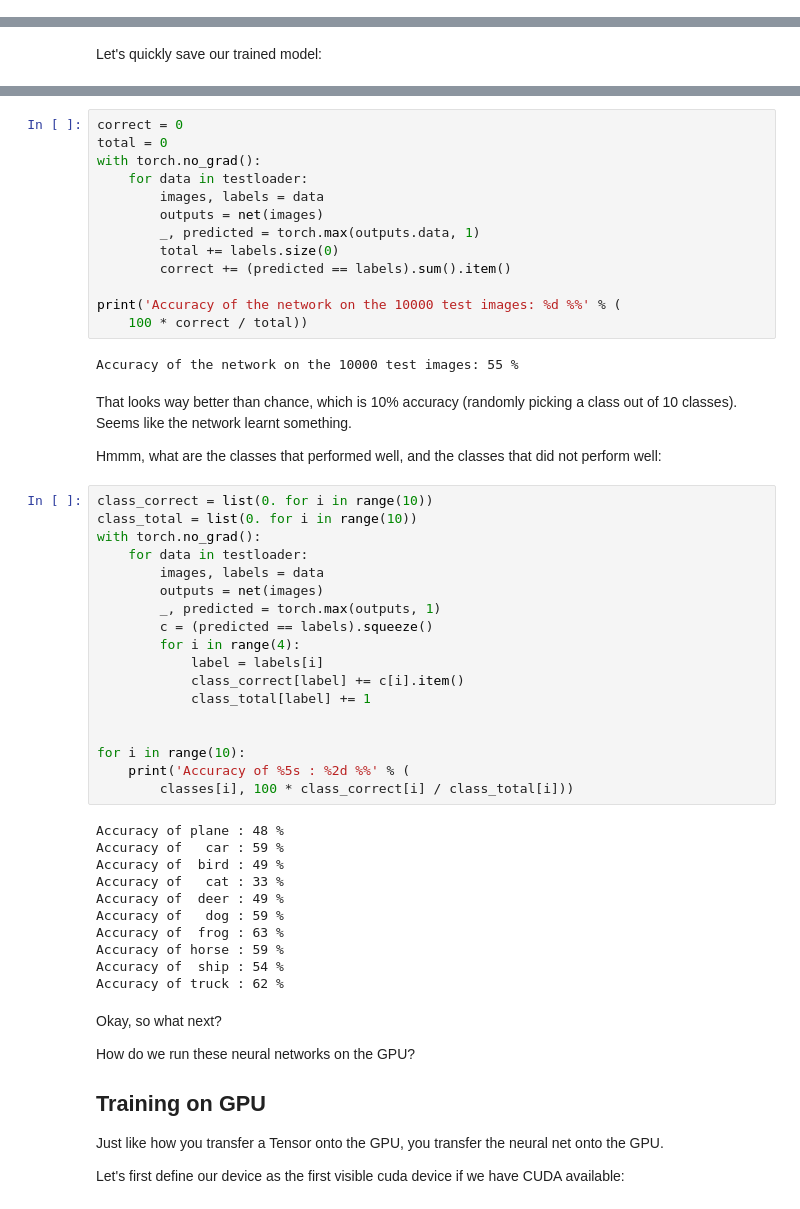
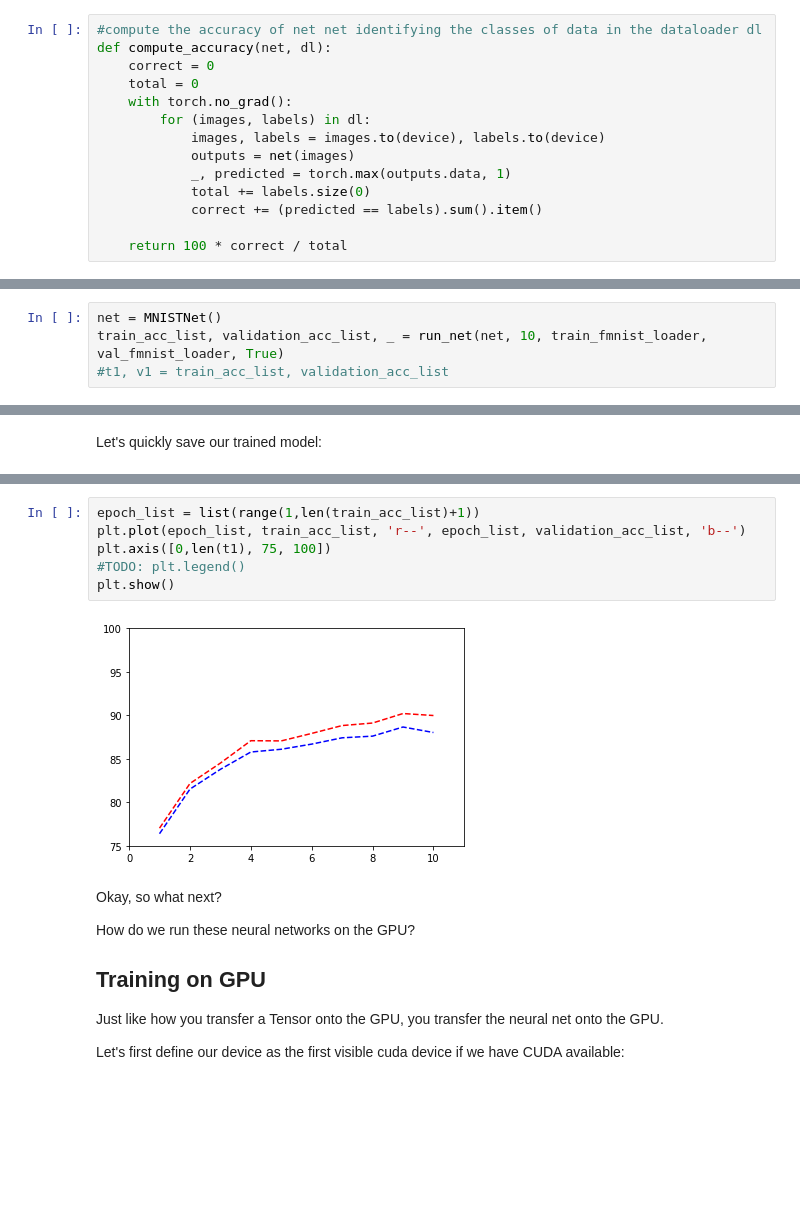
Before and after one commit to gportela8/Handwritten-Digits-Recognition, a Jupyter notebook: project_main.ipynb, the cells around one changed output, grey strips where cells are left out. Drawn from its saved outputs; the diff is of its cells as text; blank space fills up the shorter version.

```diff
--- a/project_main.ipynb
+++ b/project_main.ipynb
@@ -211,6 +219,20 @@ class CIFAR10Net(nn.Module):
 print('hey bud')
 # %% [output]
 hey bud
+# %%
+#compute the accuracy of net net identifying the classes of data in the dataloader dl
+def compute_accuracy(net, dl):
+    correct = 0
+    total = 0
+    with torch.no_grad():
+        for (images, labels) in dl:
+            images, labels = images.to(device), labels.to(device)
+            outputs = net(images)
+            _, predicted = torch.max(outputs.data, 1)
+            total += labels.size(0)
+            correct += (predicted == labels).sum().item()
+
+    return 100 * correct / total
 # %%
 #this one's pretty self explanatory- it runs neural net net for epochs epochs, training on the
 #data in trainloader and computing training + validation accuracy after each epoch
@@ -273,0 +277,4 @@ Finished Training
+# %%
+net = MNISTNet()
+train_acc_list, validation_acc_list, _ = run_net(net, 10, train_fmnist_loader, val_fmnist_loader, True)
+#t1, v1 = train_acc_list, validation_acc_list
@@ -321,54 +306,11 @@ Let us look at how the network performs on the whole dataset.
-# %%
-correct = 0
-total = 0
-with torch.no_grad():
-    for data in testloader:
-        images, labels = data
-        outputs = net(images)
-        _, predicted = torch.max(outputs.data, 1)
-        total += labels.size(0)
-        correct += (predicted == labels).sum().item()
-
-print('Accuracy of the network on the 10000 test images: %d %%' % (
-    100 * correct / total))
-# %% [output]
-Accuracy of the network on the 10000 test images: 55 %
-# %% [markdown]
-That looks way better than chance, which is 10% accuracy (randomly picking
-a class out of 10 classes).
-Seems like the network learnt something.
-
-Hmmm, what are the classes that performed well, and the classes that did
-not perform well:
-# %%
-class_correct = list(0. for i in range(10))
-class_total = list(0. for i in range(10))
-with torch.no_grad():
-    for data in testloader:
-        images, labels = data
-        outputs = net(images)
-        _, predicted = torch.max(outputs, 1)
-        c = (predicted == labels).squeeze()
-        for i in range(4):
-            label = labels[i]
-            class_correct[label] += c[i].item()
-            class_total[label] += 1
-
-
-for i in range(10):
-    print('Accuracy of %5s : %2d %%' % (
-        classes[i], 100 * class_correct[i] / class_total[i]))
-# %% [output]
-Accuracy of plane : 48 %
-Accuracy of   car : 59 %
-Accuracy of  bird : 49 %
-Accuracy of   cat : 33 %
-Accuracy of  deer : 49 %
-Accuracy of   dog : 59 %
-Accuracy of  frog : 63 %
-Accuracy of horse : 59 %
-Accuracy of  ship : 54 %
-Accuracy of truck : 62 %
+# %%
+epoch_list = list(range(1,len(train_acc_list)+1))
+plt.plot(epoch_list, train_acc_list, 'r--', epoch_list, validation_acc_list, 'b--')
+plt.axis([0,len(t1), 75, 100])
+#TODO: plt.legend()
+plt.show()
+# %% [output]
+[figure, added]
 # %% [markdown]
 Okay, so what next?
 
```
Also changed, not shown: parts of 36 cells of this notebook.
